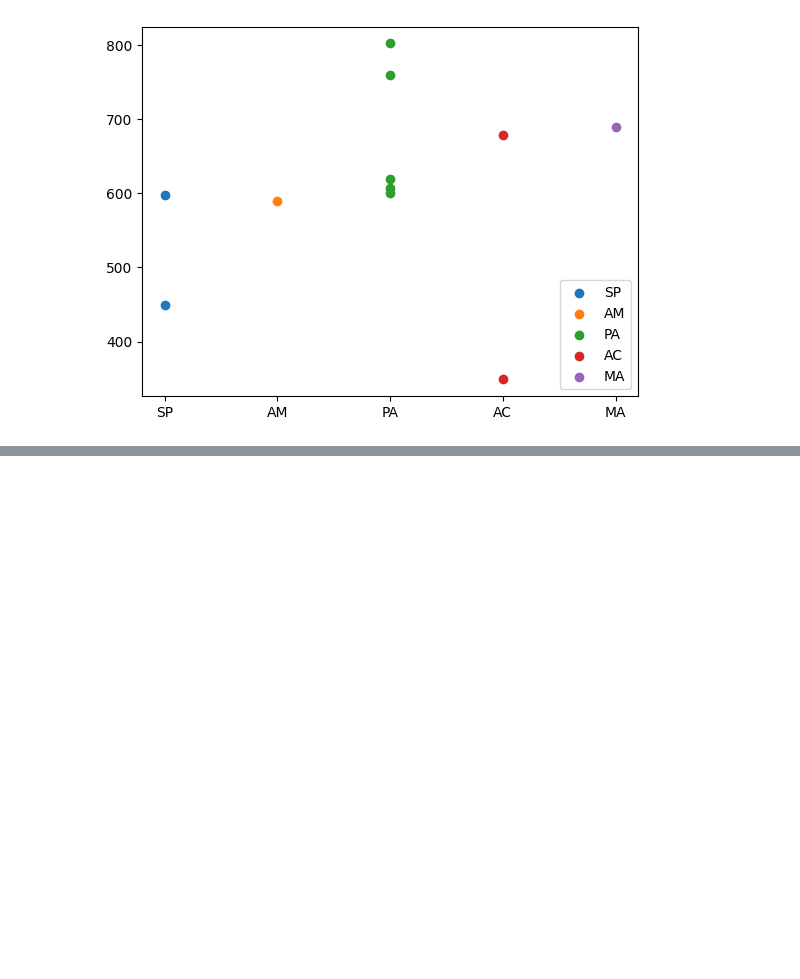
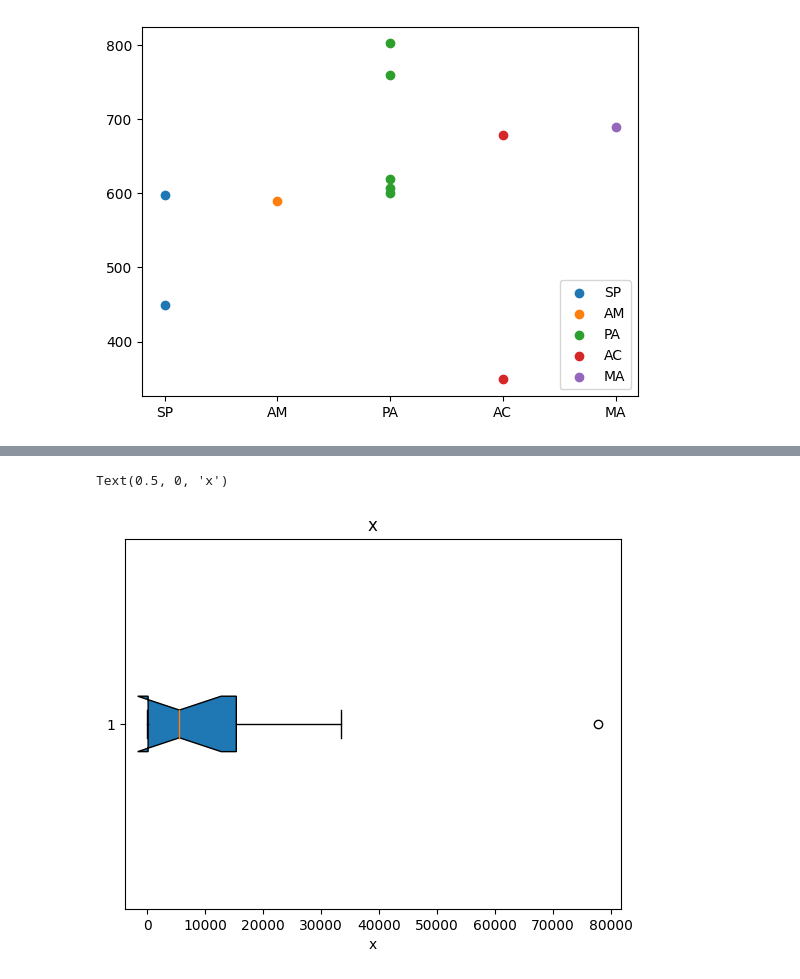
Before and after one commit to renatarep-ad/AD_pandas_exemplos, a Jupyter notebook: analise_exploratoria.ipynb, the cells around one changed output, grey strips where cells are left out. Drawn from its saved outputs; the diff is of its cells as text; code cells hidden in the pictures; blank space fills up the shorter version.

```diff
--- a/analise_exploratoria.ipynb
+++ b/analise_exploratoria.ipynb
@@ -343,0 +348,9 @@ plt.scatter(df.Genero,df.Saldo)
+# %%
+#Boxplot
+#showfliers=True exibe pontos outliers
+plt.boxplot(df.Saldo, vert=False, showfliers=True, notch = True, patch_artist=True) #notch True divide no valor da mediana (50%)
+plt.title('x')
+plt.xlabel('x')
+# %% [output]
+Text(0.5, 0, 'x')
+[figure, added]
```
Also changed, not shown: parts of 5 cells of this notebook.
